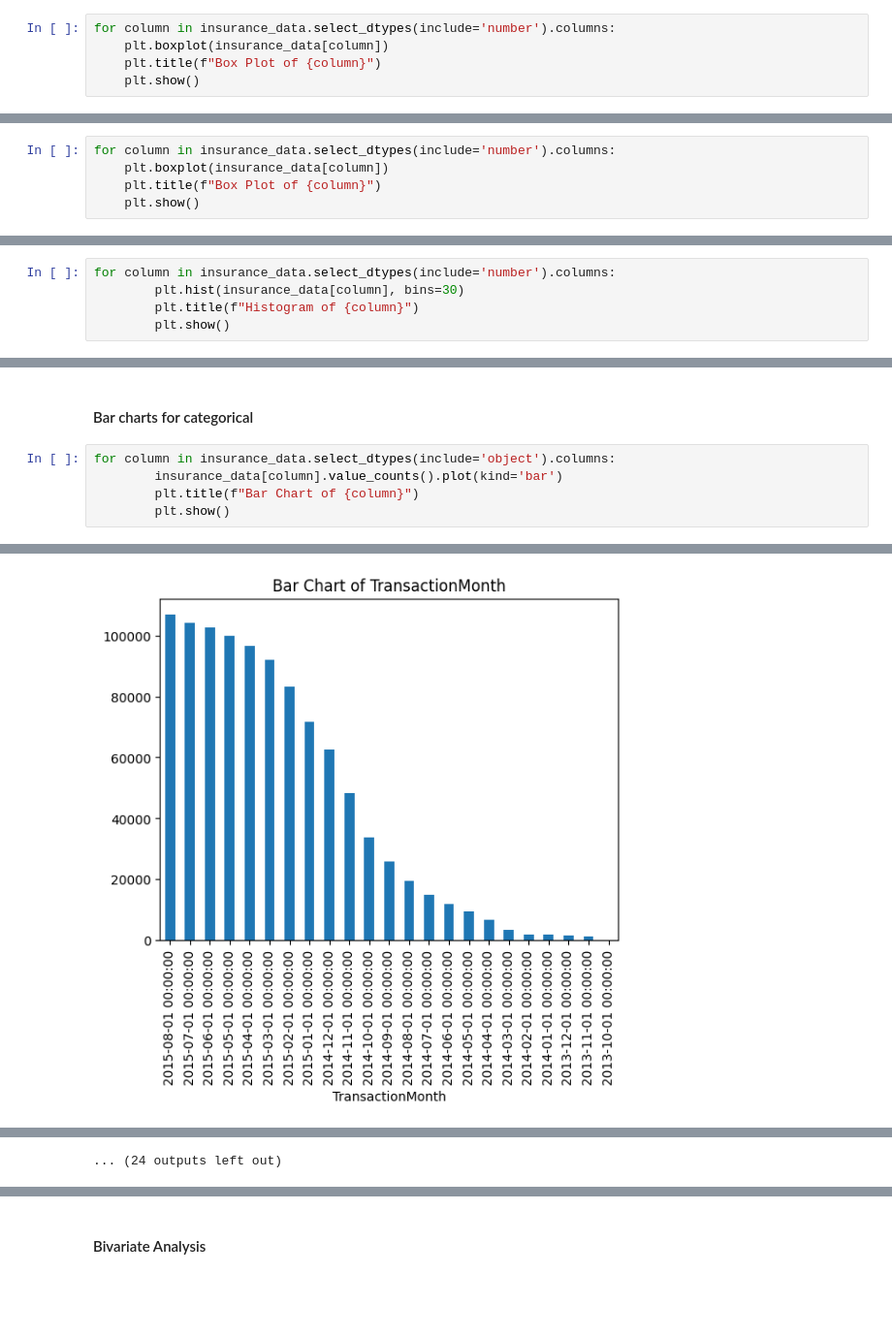
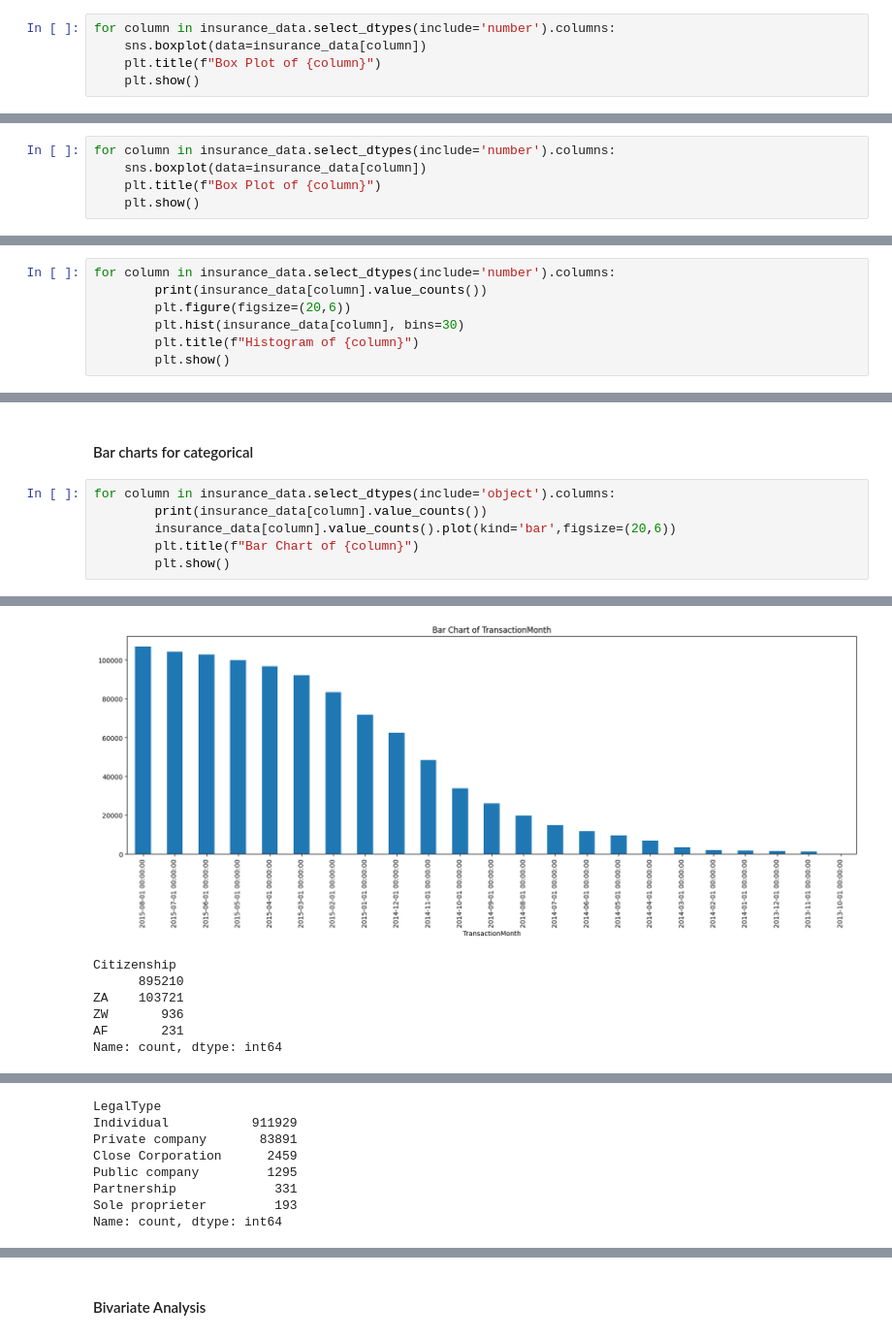
Before and after one commit to GuleWako/10Acadamey-week-3-Insurance-data-Analysis, a Jupyter notebook: notebooks/insurance_analysis.ipynb, the cells around one changed output, grey strips where cells are left out. Shown at 97% size. Cells and saved outputs as stored; diff of their text form; blank space fills up the shorter version.

```diff
--- a/notebooks/insurance_analysis.ipynb
+++ b/notebooks/insurance_analysis.ipynb
@@ -159,6 +160,6 @@ From 14 selected numerical columns, there are 14 columns with outlier values.
 #### Box plot before removing outliers
 # %%
 for column in insurance_data.select_dtypes(include='number').columns:
-    plt.boxplot(insurance_data[column])
+    sns.boxplot(data=insurance_data[column])
     plt.title(f"Box Plot of {column}")
     plt.show()
@@ -225,6 +241,6 @@ From 14 selected numerical columns, there are 0 columns with outlier values.
 #### Box plot after removing outliers
 # %%
 for column in insurance_data.select_dtypes(include='number').columns:
-    plt.boxplot(insurance_data[column])
+    sns.boxplot(data=insurance_data[column])
     plt.title(f"Box Plot of {column}")
     plt.show()
@@ -248,6 +279,8 @@ insurance_data.describe()
 #### Histograms for numerical analysis
 # %%
 for column in insurance_data.select_dtypes(include='number').columns:
+        print(insurance_data[column].value_counts())
+        plt.figure(figsize=(20,6))
         plt.hist(insurance_data[column], bins=30)
         plt.title(f"Histogram of {column}")
         plt.show()
@@ -270,7 +373,8 @@ for column in insurance_data.select_dtypes(include='number').columns:
 #### Bar charts for categorical
 # %%
 for column in insurance_data.select_dtypes(include='object').columns:
-        insurance_data[column].value_counts().plot(kind='bar')
+        print(insurance_data[column].value_counts())
+        insurance_data[column].value_counts().plot(kind='bar',figsize=(20,6))
         plt.title(f"Bar Chart of {column}")
         plt.show()
 # %% [output]
@@ -277 +398,7 @@ for column in insurance_data.select_dtypes(include='object').columns:
-[figure, old version]
+[figure, new version]
+Citizenship
+      895210
+ZA    103721
+ZW       936
+AF       231
+Name: count, dtype: int64
@@ -278,0 +406,8 @@ for column in insurance_data.select_dtypes(include='object').columns:
+LegalType
+Individual           911929
+Private company       83891
+Close Corporation      2459
+Public company         1295
+Partnership             331
+Sole proprieter         193
+Name: count, dtype: int64
@@ -289 +440,0 @@ for column in insurance_data.select_dtypes(include='object').columns:
-... (24 outputs left out)
```
Also changed, not shown: parts of 7 cells of this notebook.
